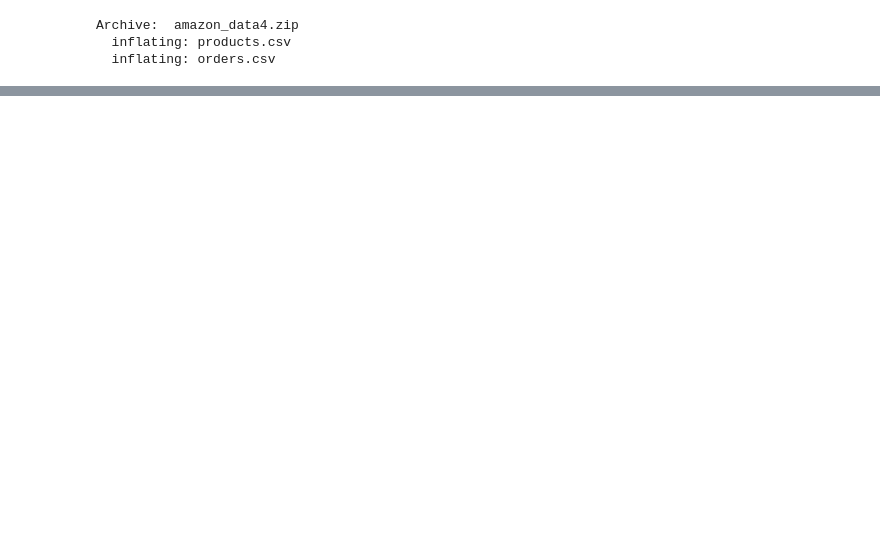
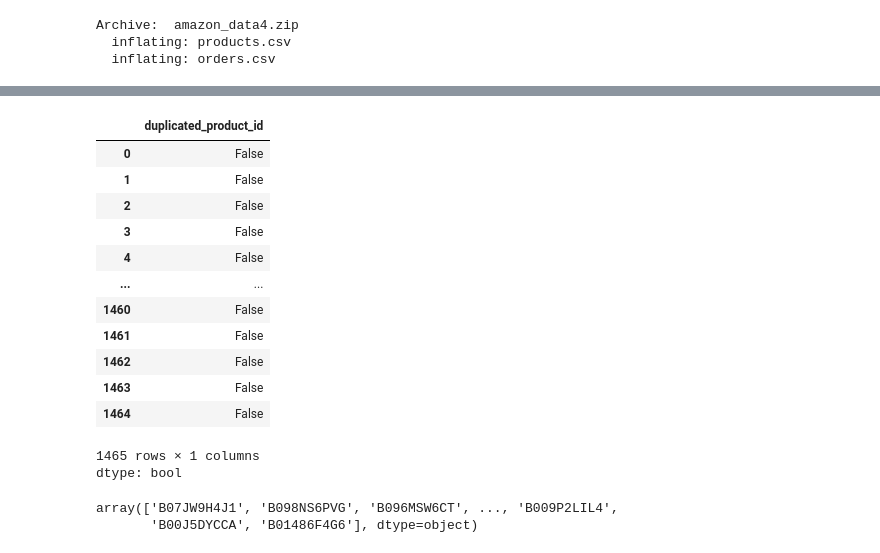
Before and after one commit to Shivappa/AIML, a Jupyter notebook: Pandas_in_Detail.ipynb, the cells around one changed output, grey strips where cells are left out. Drawn from its saved outputs; the diff is of its cells as text; code cells hidden in the pictures; blank space fills up the shorter version.

```diff
--- a/Pandas_in_Detail.ipynb
+++ b/Pandas_in_Detail.ipynb
@@ -709,4 +709,4 @@ Archive:  amazon_data4.zip
   inflating: products.csv
   inflating: orders.csv
 # %%
-pd.read_csv('orders.csv')
+df = pd.read_csv('orders.csv')
@@ -726,0 +748,24 @@ pd.read_csv('orders.csv')
+# %%
+df['duplicated_product_id']=df['product_id'].duplicated()
+# %%
+df['duplicated_product_id']
+# %% [output]
+|  | duplicated_product_id |
+| 0 | False |
+| 1 | False |
+| 2 | False |
+| 3 | False |
+| 4 | False |
+| ... | ... |
+| 1460 | False |
+| 1461 | False |
+| 1462 | False |
+| 1463 | False |
+| 1464 | False |
+1465 rows × 1 columns
+dtype: bool
+# %%
+df['product_id'].unique()
+# %% [output]
+array(['B07JW9H4J1', 'B098NS6PVG', 'B096MSW6CT', ..., 'B009P2LIL4',
+       'B00J5DYCCA', 'B01486F4G6'], dtype=object)
```
Also changed, not shown: parts of 10 cells of this notebook.
